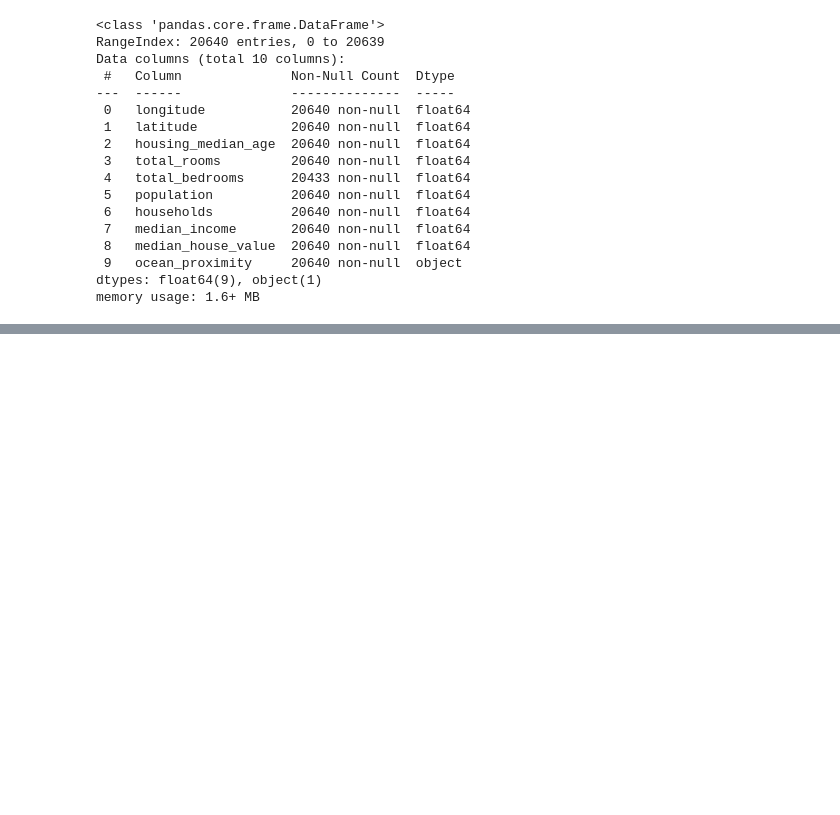
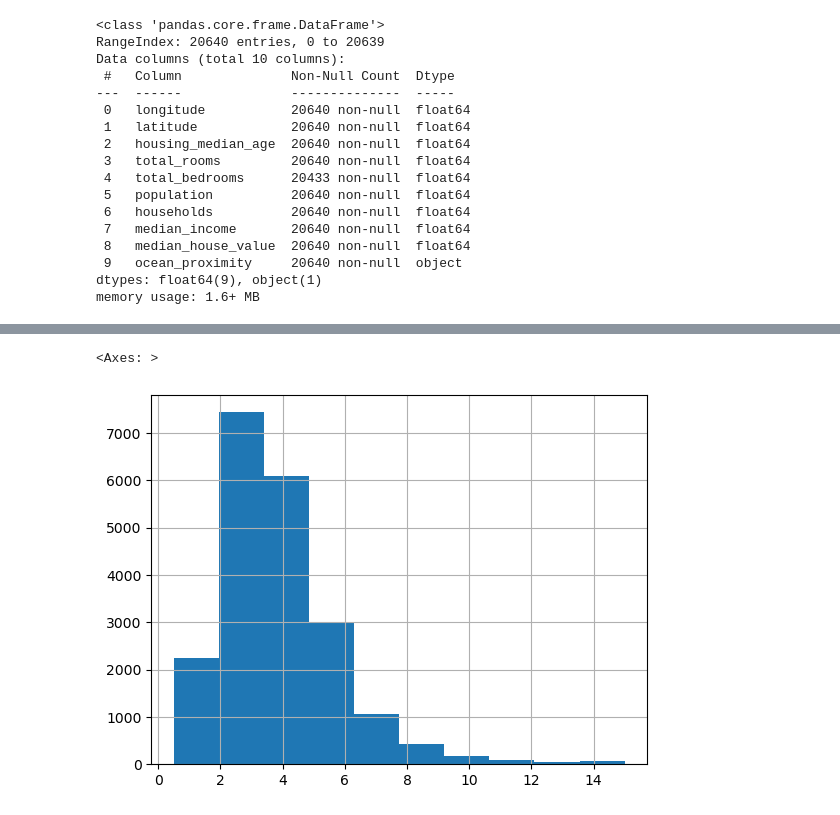
Before and after one commit to kekeli-the-light/ml-beginner, a Jupyter notebook: housing-model.ipynb, the cells around one changed output, grey strips where cells are left out. Saved outputs shown, nothing was run; the diff lists cells and outputs as text; code cells hidden in the pictures; blank space fills up the shorter version.

```diff
--- a/housing-model.ipynb
+++ b/housing-model.ipynb
@@ -55,3 +51,8 @@ housing.describe()
 | 50% | -118.490000 | 34.260000 | 29.000000 | 2127.000000 | 435.000000 | 1166.000000 | 409.000000 | ... |
 | 75% | -118.010000 | 37.710000 | 37.000000 | 3148.000000 | 647.000000 | 1725.000000 | 605.000000 | ... |
 | max | -114.310000 | 41.950000 | 52.000000 | 39320.000000 | 6445.000000 | 35682.000000 | 6082.000000 | ... |
+# %%
+housing["median_income"].hist()
+# %% [output]
+<Axes: >
+[figure, added]
```
Also changed, not shown: parts of 36 cells of this notebook.
